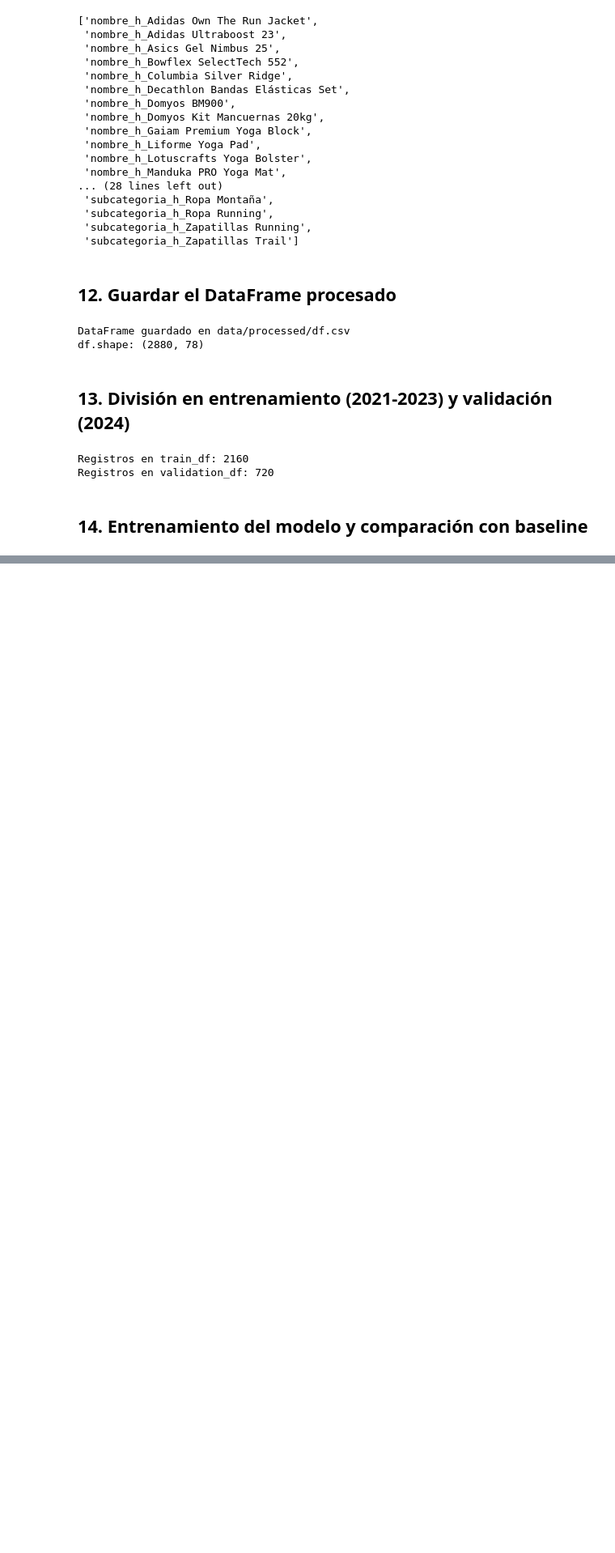
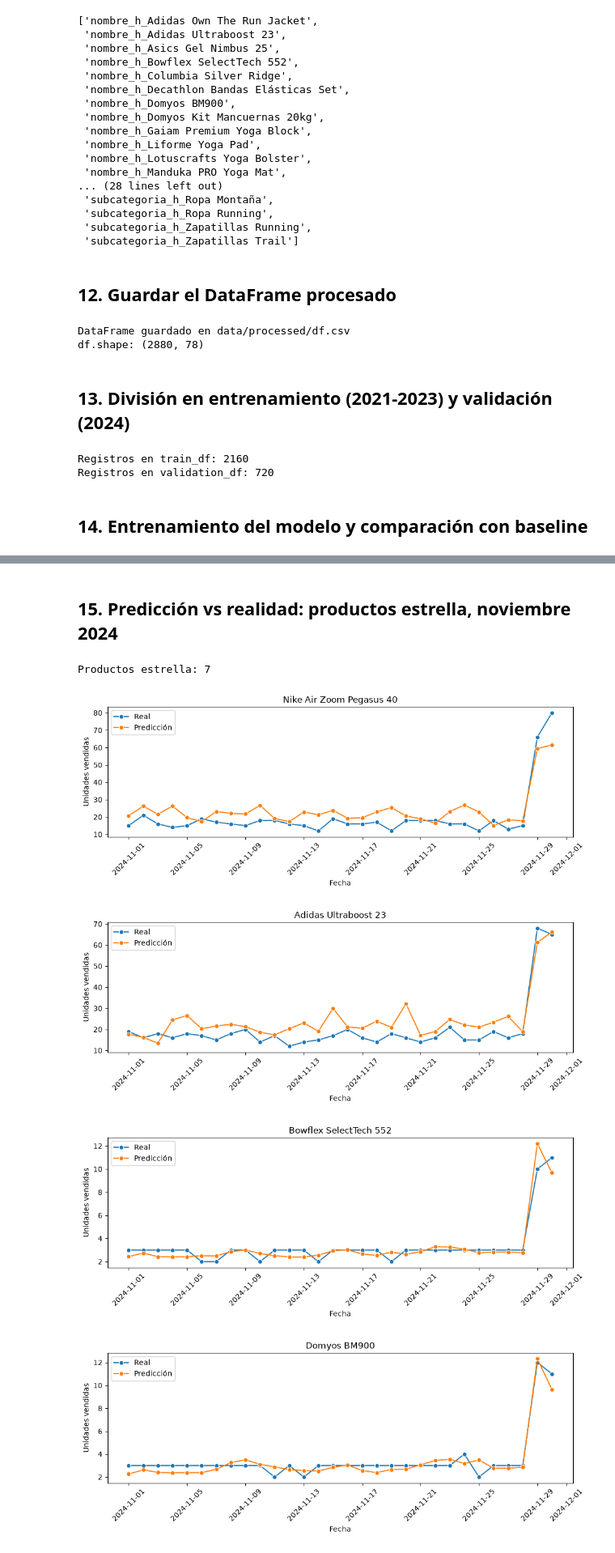
Before and after one commit to florenciaalmironfr-svg/prevision-ventes, a Jupyter notebook: notebooks/Entrenamiento.ipynb, the cells around one changed output, grey strips where cells are left out. Shown at 81% size. Cells and saved outputs as stored; diff of their text form; code cells hidden in the pictures; blank space fills up the shorter version.

```diff
--- a/notebooks/Entrenamiento.ipynb
+++ b/notebooks/Entrenamiento.ipynb
@@ -825 +843,31 @@ Variables predictoras: 71
 | Baseline (media) | 3.67 | 6.69 | -0.00 |
+# %% [markdown]
+## 15. Predicción vs realidad: productos estrella, noviembre 2024
+# %%
+# Agregar las predicciones del modelo al conjunto de validación (2024)
+val = validation_df.copy()
+val["prediccion"] = model.predict(val[predictoras])
+
+# Filtrar noviembre 2024 y productos estrella
+nov_estrella = val[(val["mes"] == 11) & (val["es_estrella"])]
+productos = nov_estrella["nombre"].unique()
+print(f"Productos estrella: {len(productos)}")
+
+# Un gráfico por producto: línea real vs línea de predicción
+for nombre in productos:
+    datos = nov_estrella[nov_estrella["nombre"] == nombre].sort_values("fecha")
+    plt.figure(figsize=(10, 4))
+    sns.lineplot(data=datos, x="fecha", y="unidades_vendidas", label="Real", marker="o")
+    sns.lineplot(data=datos, x="fecha", y="prediccion", label="Predicción", marker="o")
+    plt.title(nombre)
+    plt.xlabel("Fecha")
+    plt.ylabel("Unidades vendidas")
+    plt.xticks(rotation=45)
+    plt.tight_layout()
+    plt.show()
+# %% [output]
+Productos estrella: 7
+[figure, added]
+[figure, added]
+[figure, added]
+[figure, added]
```
Also changed, not shown: parts of 7 cells of this notebook, 1 other file.
